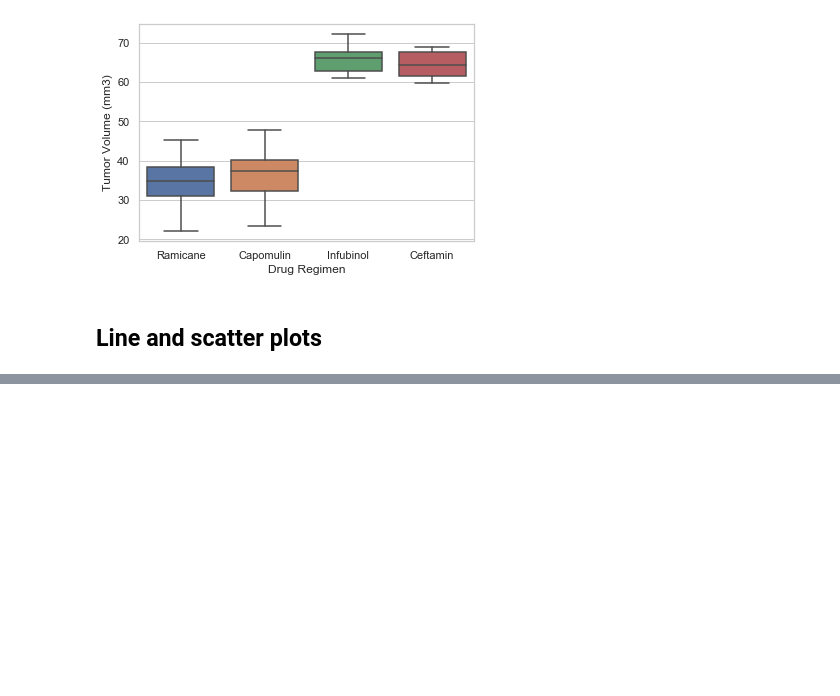
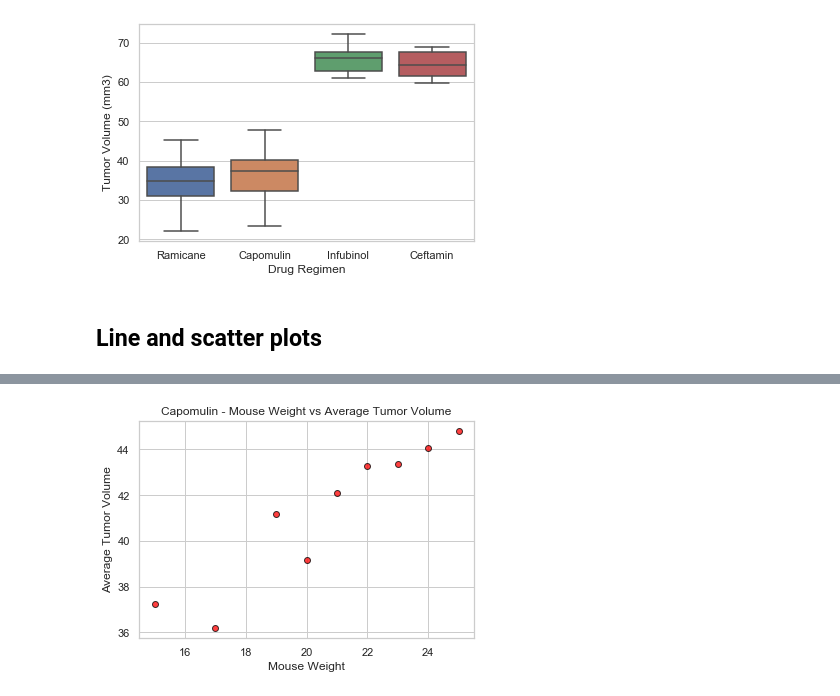
Before and after one commit to prerak-patel/matplotlib-challange, a Jupyter notebook: pymaceuticals_starter.ipynb, the cells around one changed output, grey strips where cells are left out. Drawn from its saved outputs; the diff is of its cells as text; code cells hidden in the pictures; blank space fills up the shorter version.

```diff
--- a/pymaceuticals_starter.ipynb
+++ b/pymaceuticals_starter.ipynb
@@ -229 +242,18 @@ ax = sns.boxplot(x="Drug Regimen", y="Tumor Volume (mm3)", data=promising_regime
+# %%
+# Generate a scatter plot of mouse weight versus average tumor volume for the Capomulin regimen
+
+capomulin_df = combined_df.loc[combined_df['Drug Regimen'] == 'Capomulin']
+
+x_axis = capomulin_df['Weight (g)'].unique()
+average_tumor_volume = capomulin_df.groupby(['Weight (g)']).agg({'Tumor Volume (mm3)': ['mean']})
+
+plt.scatter(x_axis, average_tumor_volume,marker="o", facecolors="red", edgecolors="black",
+            alpha=0.75)
+plt.title('Capomulin - Mouse Weight vs Average Tumor Volume')
+plt.xlabel('Mouse Weight')
+plt.ylabel('Average Tumor Volume')
+
+plt.show()
+# %% [output]
+[figure, added]
 # %%
```
Also changed, not shown: parts of 11 cells of this notebook.
